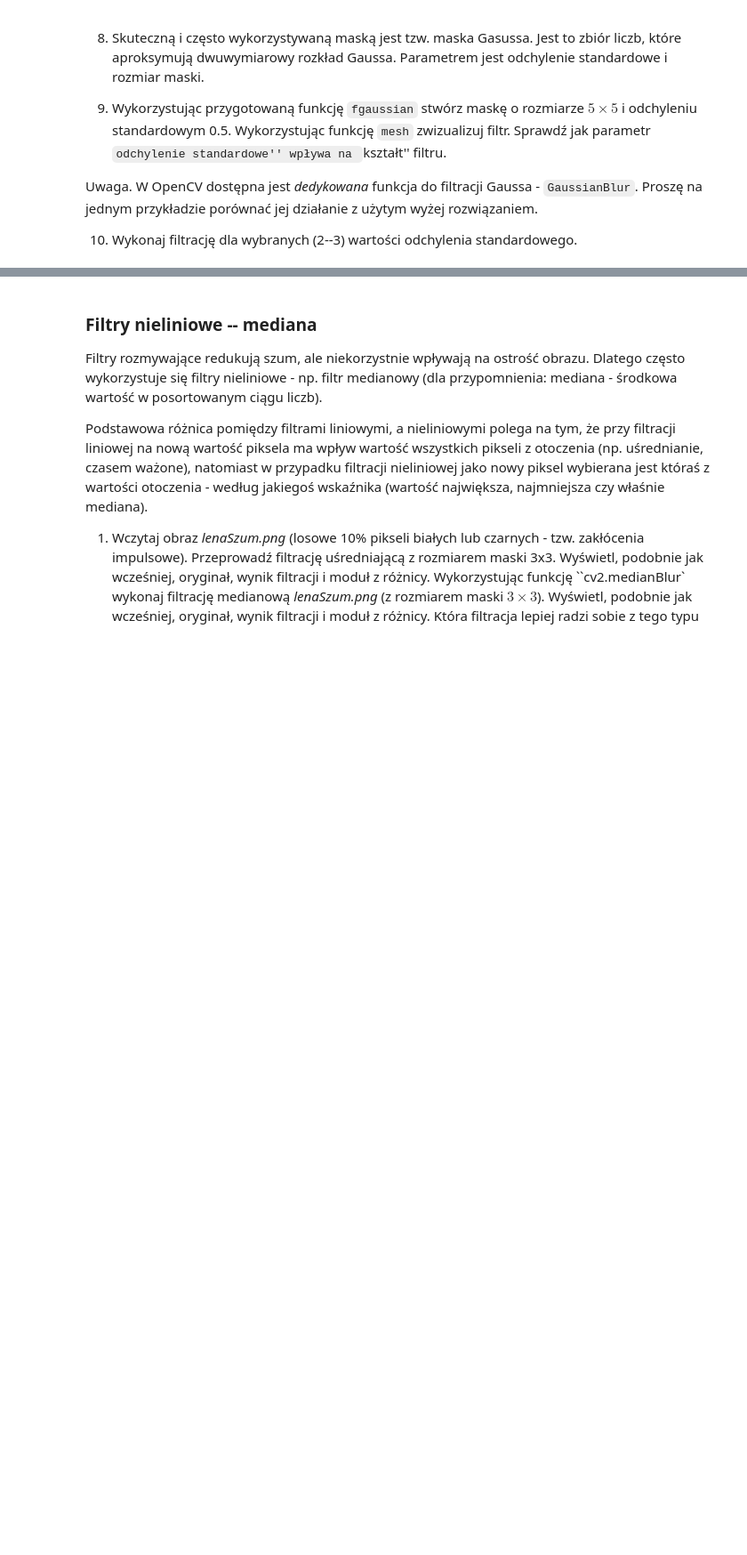
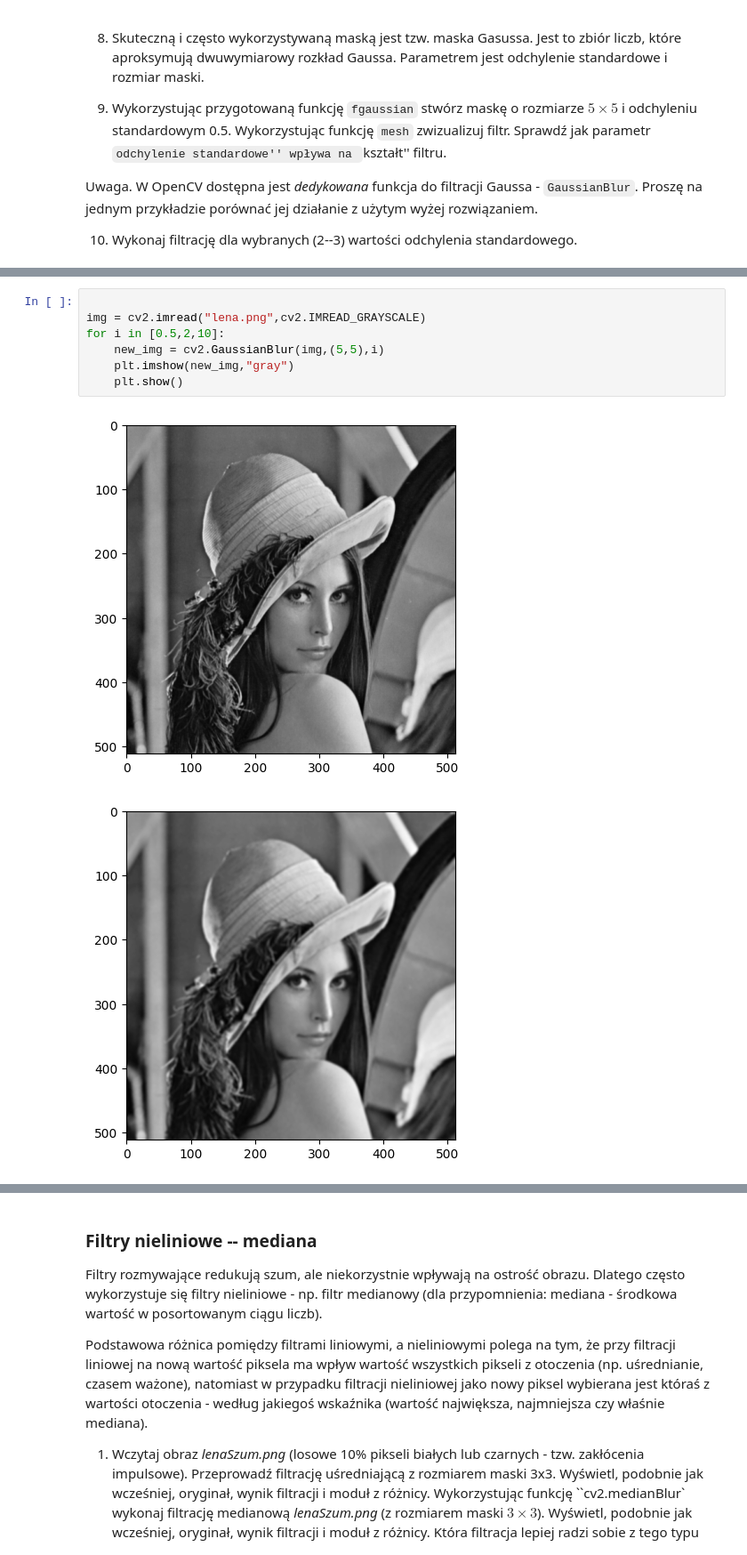
Before and after one commit to kpiotr6/WDCPO, a Jupyter notebook: lab6/06_context.ipynb, the cells around one changed output, grey strips where cells are left out. Shown at 89% size. Saved outputs shown, nothing was run; the diff lists cells and outputs as text; blank space fills up the shorter version.

```diff
--- a/lab6/06_context.ipynb
+++ b/lab6/06_context.ipynb
@@ -137,0 +154,10 @@ mesh(fg,5)
+# %%
+
+img = cv2.imread("lena.png",cv2.IMREAD_GRAYSCALE)
+for i in [0.5,2,10]:
+    new_img = cv2.GaussianBlur(img,(5,5),i)
+    plt.imshow(new_img,"gray")
+    plt.show()
+# %% [output]
+[figure, added]
+[figure, added]
```
Also changed, not shown: parts of 16 cells of this notebook, 15 other files.
